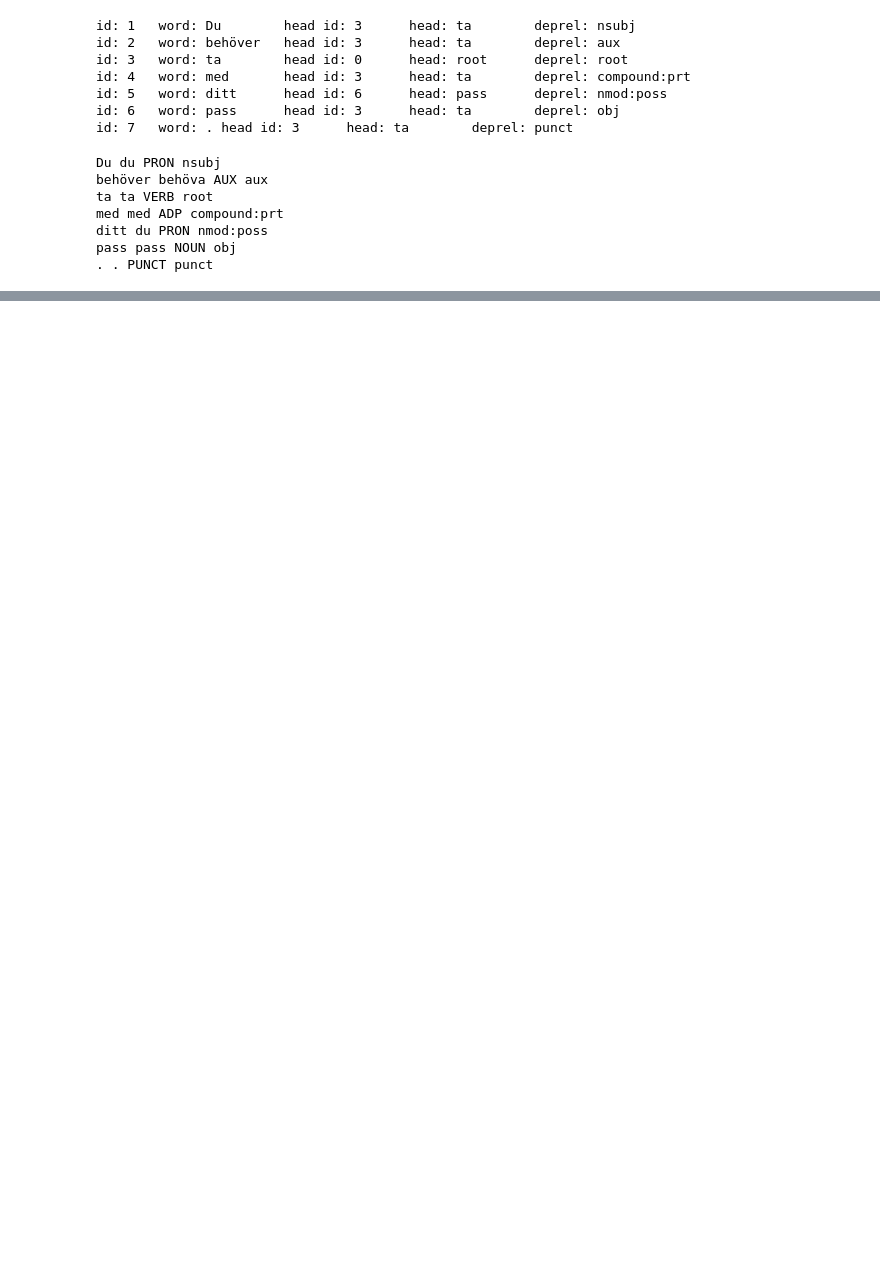
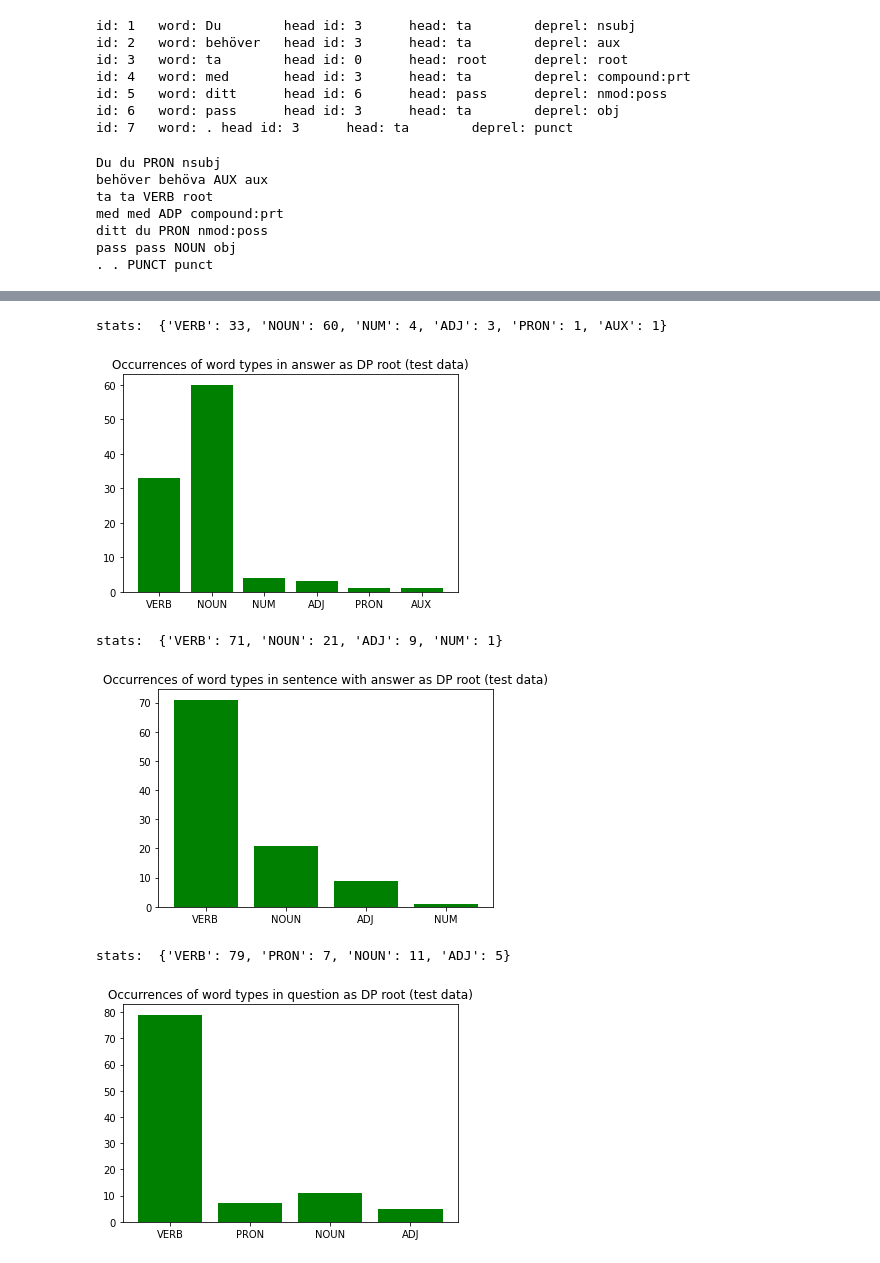
Before and after one commit to filippak/rc-answer-generation, a Jupyter notebook: data-analysis/dependency_parsing.ipynb, the cells around one changed output, grey strips where cells are left out. Cells and saved outputs as stored; diff of their text form; code cells hidden in the pictures; blank space fills up the shorter version.

```diff
--- a/data-analysis/dependency_parsing.ipynb
+++ b/data-analysis/dependency_parsing.ipynb
@@ -105,0 +173,24 @@ Text(0.5, 1.0, 'Occurrences of word types as DP root (test data)')
+# %%
+# PRINT STATS
+
+# ans stats
+test_ans_stats = get_word_class_count(test_dict, 'answer')
+title_ans = 'Occurrences of word types in answer as DP root (test data)'
+print_wordcount_stats(test_ans_stats, title_ans)
+
+# sent ans stats
+test_sent_stats = get_word_class_count(test_dict, 'sent')
+title_ans = 'Occurrences of word types in sentence with answer as DP root (test data)'
+print_wordcount_stats(test_sent_stats, title_ans)
+
+# question stats
+test_q_stats = get_word_class_count(test_dict, 'q')
+title_ans = 'Occurrences of word types in question as DP root (test data)'
+print_wordcount_stats(test_q_stats, title_ans)
+# %% [output]
+stats:  {'VERB': 33, 'NOUN': 60, 'NUM': 4, 'ADJ': 3, 'PRON': 1, 'AUX': 1}
+[figure, added]
+stats:  {'VERB': 71, 'NOUN': 21, 'ADJ': 9, 'NUM': 1}
+[figure, added]
+stats:  {'VERB': 79, 'PRON': 7, 'NOUN': 11, 'ADJ': 5}
+[figure, added]
```
Also changed, not shown: parts of 11 cells of this notebook, 9 other files.
